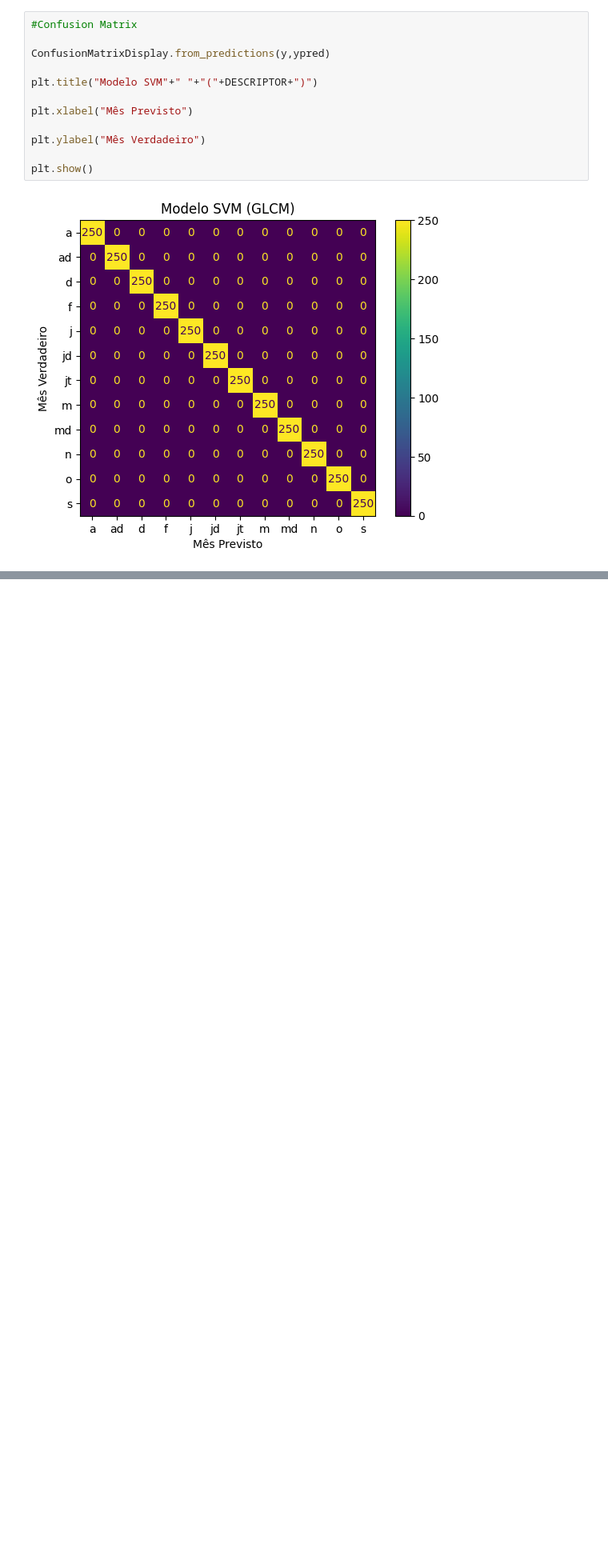
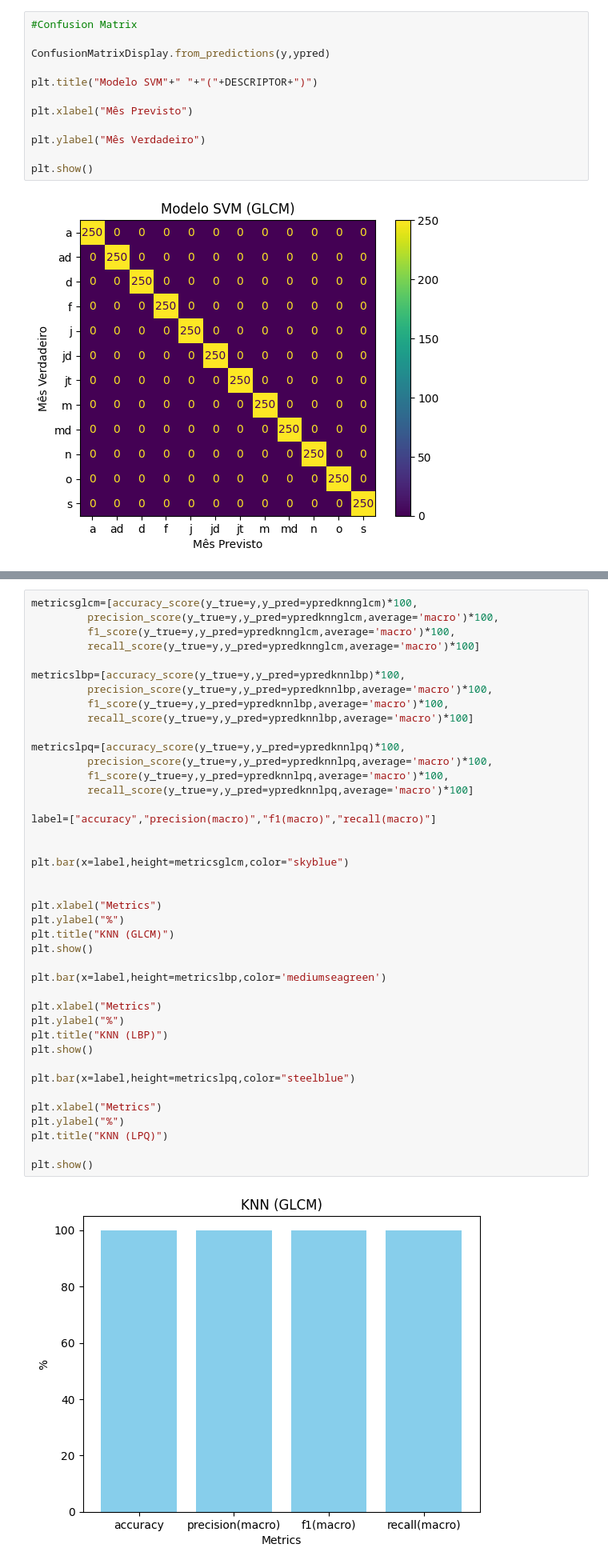
Before and after one commit to alguiguilo098/Trabalho-Final-Inteligencia-Computacional, a Jupyter notebook: main.ipynb, the cells around one changed output, grey strips where cells are left out. Shown at 80% size. Cells and saved outputs as stored; diff of their text form; blank space fills up the shorter version.

```diff
--- a/main.ipynb
+++ b/main.ipynb
@@ -164,0 +191,43 @@ knn.best_params_
+# %%
+metricsglcm=[accuracy_score(y_true=y,y_pred=ypredknnglcm)*100,
+         precision_score(y_true=y,y_pred=ypredknnglcm,average='macro')*100,
+         f1_score(y_true=y,y_pred=ypredknnglcm,average='macro')*100,
+         recall_score(y_true=y,y_pred=ypredknnglcm,average='macro')*100]
+
+metricslbp=[accuracy_score(y_true=y,y_pred=ypredknnlbp)*100,
+         precision_score(y_true=y,y_pred=ypredknnlbp,average='macro')*100,
+         f1_score(y_true=y,y_pred=ypredknnlbp,average='macro')*100,
+         recall_score(y_true=y,y_pred=ypredknnlbp,average='macro')*100]
+
+metricslpq=[accuracy_score(y_true=y,y_pred=ypredknnlpq)*100,
+         precision_score(y_true=y,y_pred=ypredknnlpq,average='macro')*100,
+         f1_score(y_true=y,y_pred=ypredknnlpq,average='macro')*100,
+         recall_score(y_true=y,y_pred=ypredknnlpq,average='macro')*100]
+
+label=["accuracy","precision(macro)","f1(macro)","recall(macro)"]
+
+
+plt.bar(x=label,height=metricsglcm,color="skyblue")
+
+
+plt.xlabel("Metrics")
+plt.ylabel("%")
+plt.title("KNN (GLCM)")
+plt.show()
+
+plt.bar(x=label,height=metricslbp,color='mediumseagreen')
+
+plt.xlabel("Metrics")
+plt.ylabel("%")
+plt.title("KNN (LBP)")
+plt.show()
+
+plt.bar(x=label,height=metricslpq,color="steelblue")
+
+plt.xlabel("Metrics")
+plt.ylabel("%")
+plt.title("KNN (LPQ)")
+
+plt.show()
+# %% [output]
+[figure, added]
```
Also changed, not shown: parts of 12 cells of this notebook, 4 other files.
